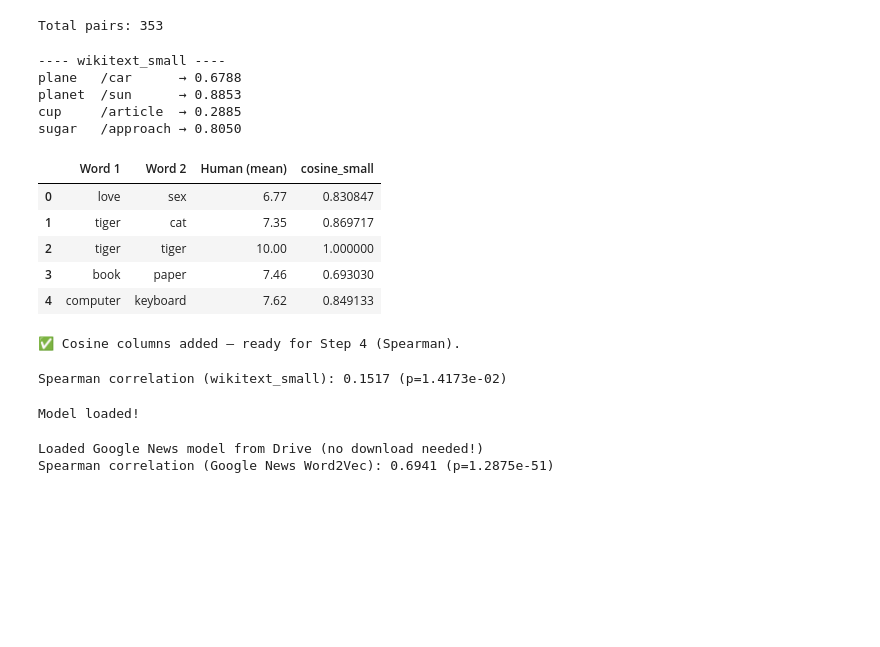
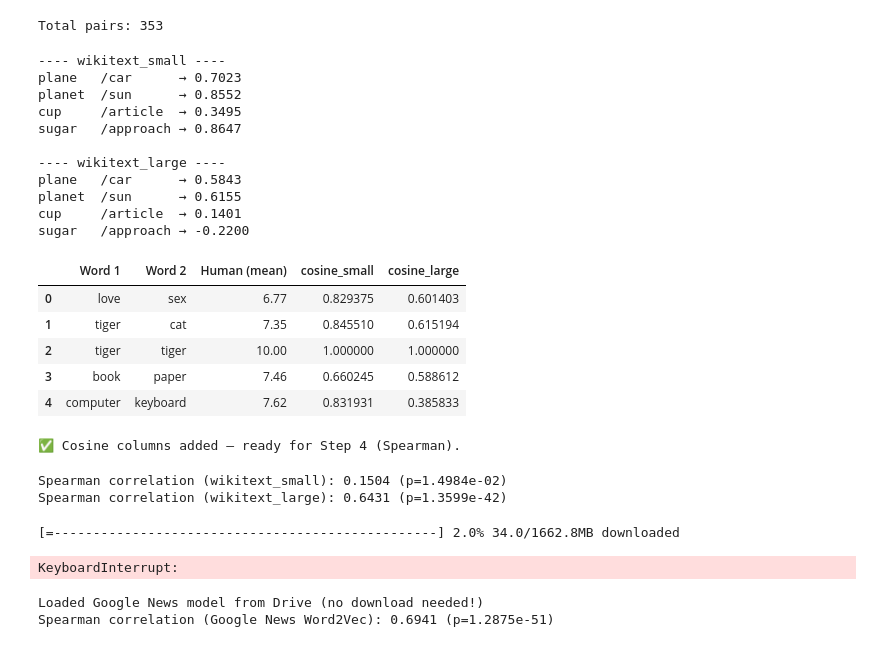
Before and after one commit to JemyHo/NLPCW1, a Jupyter notebook: cw1/F21NL_CW1.ipynb, the cells around one changed output. Cells and saved outputs as stored; diff of their text form; code cells hidden in the pictures; blank space fills up the shorter version.

```diff
--- a/cw1/F21NL_CW1.ipynb
+++ b/cw1/F21NL_CW1.ipynb
@@ -188,7 +194,8 @@ from gensim.models import Word2Vec
 # Load both trained Word2Vec models
 
 w2v_small = Word2Vec.load("w2v_small.model")
-# w2v_large = Word2Vec.load("w2v_large.model")
+w2v_large = Word2Vec.load("w2v_large.model")
 print("Models loaded")
-print("small vocab:", len(w2v_small.wv), )#"| large vocab:", len(w2v_large.wv)
+print("small vocab:", len(w2v_small.wv), )
+print(" large vocab:", len(w2v_large.wv), )
 # %% [output]
@@ -236,49 +242,55 @@ pairs = [
     ("cup", "article"),
     ("sugar", "approach")
 ]
 
 print("\n---- wikitext_small ----")
 for a, b in pairs:
     print(f"{a:8s}/{b:8s} → {compute_cosine(w2v_small, a, b):.4f}")
 
-# print("\n---- wikitext_large ----")   ####
-# for a, b in pairs:   ###
-   # print(f"{a:8s}/{b:8s} → {compute_cosine(w2v_large, a, b):.4f}")   #####
+print("\n---- wikitext_large ----")   ####
+for a, b in pairs:   ###
+   print(f"{a:8s}/{b:8s} → {compute_cosine(w2v_large, a, b):.4f}")   #####
 
 
 # Prepare for full 353-pair evaluation (Step 4)
 
 def evaluate_all(model, df):
     cosines = []
     for _, row in df.iterrows():
         w1, w2 = row['Word 1'], row['Word 2']
         cos = compute_cosine(model, w1, w2)
         cosines.append(cos)
     df[f'{model}'] = cosines
     return cosines
 
 # compute for both models (optional preview)
 wordsim_df['cosine_small'] = [
     compute_cosine(w2v_small, w1, w2) for w1, w2 in zip(wordsim_df['Word 1'], wordsim_df['Word 2'])
 ]
-# wordsim_df['cosine_large'] = [
-   # compute_cosine(w2v_large, w1, w2) for w1, w2 in zip(wordsim_df['Word 1'], wordsim_df['Word 2'])
-# ]
+wordsim_df['cosine_large'] = [
+   compute_cosine(w2v_large, w1, w2) for w1, w2 in zip(wordsim_df['Word 1'], wordsim_df['Word 2'])
+]
 
 display(wordsim_df.head())
 print("✅ Cosine columns added – ready for Step 4 (Spearman).")
 # %% [output]
 ---- wikitext_small ----
-plane   /car      → 0.6788
-planet  /sun      → 0.8853
-cup     /article  → 0.2885
-sugar   /approach → 0.8050
+plane   /car      → 0.7023
+planet  /sun      → 0.8552
+cup     /article  → 0.3495
+sugar   /approach → 0.8647
+
+---- wikitext_large ----
+plane   /car      → 0.5843
+planet  /sun      → 0.6155
+cup     /article  → 0.1401
+sugar   /approach → -0.2200
-|  | Word 1 | Word 2 | Human (mean) | cosine_small |
-| 0 | love | sex | 6.77 | 0.830847 |
-| 1 | tiger | cat | 7.35 | 0.869717 |
-| 2 | tiger | tiger | 10.00 | 1.000000 |
-| 3 | book | paper | 7.46 | 0.693030 |
-| 4 | computer | keyboard | 7.62 | 0.849133 |
+|  | Word 1 | Word 2 | Human (mean) | cosine_small | cosine_large |
+| 0 | love | sex | 6.77 | 0.829375 | 0.601403 |
+| 1 | tiger | cat | 7.35 | 0.845510 | 0.615194 |
+| 2 | tiger | tiger | 10.00 | 1.000000 | 1.000000 |
+| 3 | book | paper | 7.46 | 0.660245 | 0.588612 |
+| 4 | computer | keyboard | 7.62 | 0.831931 | 0.385833 |
 ✅ Cosine columns added – ready for Step 4 (Spearman).
 # %%
 # Step 4
@@ -289,25 +301,26 @@ rho_small, p_small = spearmanr(wordsim_df['Human (mean)'],
                                wordsim_df['cosine_small'],
                                nan_policy='omit')
 
-#rho_large, p_large = spearmanr(wordsim_df['Human (mean)'],
-                             #  wordsim_df['cosine_large'],
-                             #  nan_policy='omit')
+rho_large, p_large = spearmanr(wordsim_df['Human (mean)'],
+                               wordsim_df['cosine_large'],
+                               nan_policy='omit')
 
 print(f"Spearman correlation (wikitext_small): {rho_small:.4f} (p={p_small:.4e})")
-#print(f"Spearman correlation (wikitext_large): {rho_large:.4f} (p={p_large:.4e})")
+print(f"Spearman correlation (wikitext_large): {rho_large:.4f} (p={p_large:.4e})")
 # %% [output]
-Spearman correlation (wikitext_small): 0.1517 (p=1.4173e-02)
+Spearman correlation (wikitext_small): 0.1504 (p=1.4984e-02)
+Spearman correlation (wikitext_large): 0.6431 (p=1.3599e-42)
 # %%
 #Step 5 (if u are the first time to download the api, just run this cell, remember to clear all the ## before run)
-import gensim.downloader as api
+#import gensim.downloader as api
 
 # Save it permanently to Drive
 ## model.save("/content/drive/MyDrive/word2vec-google-news-300.model")
 ## print("Model saved to Google Drive!")
 
 # Load model
-model = api.load("word2vec-google-news-300")
-print("Model loaded!")
+#model = api.load("word2vec-google-news-300")
+#print("Model loaded!")
 
 
 
@@ -315,7 +328,8 @@ print("Model loaded!")
 #"""Then , put the ## back to the code"""
 #"""And so when u run again, it just only call the api from your google drive, no need download again"""
 # %% [output]
-Model loaded!
+[=-------------------------------------------------] 2.0% 34.0/1662.8MB downloaded
+KeyboardInterrupt:
 # %%
 from scipy.stats import spearmanr
 import numpy as np
```
Also changed, not shown: parts of 5 cells of this notebook.
